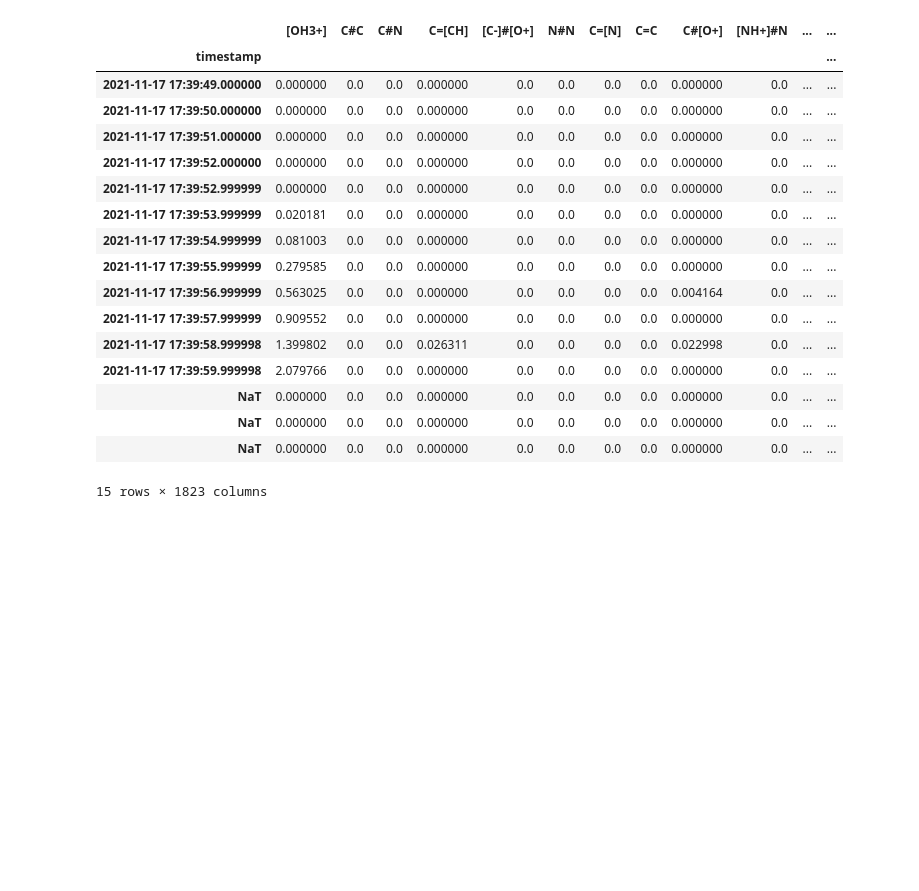
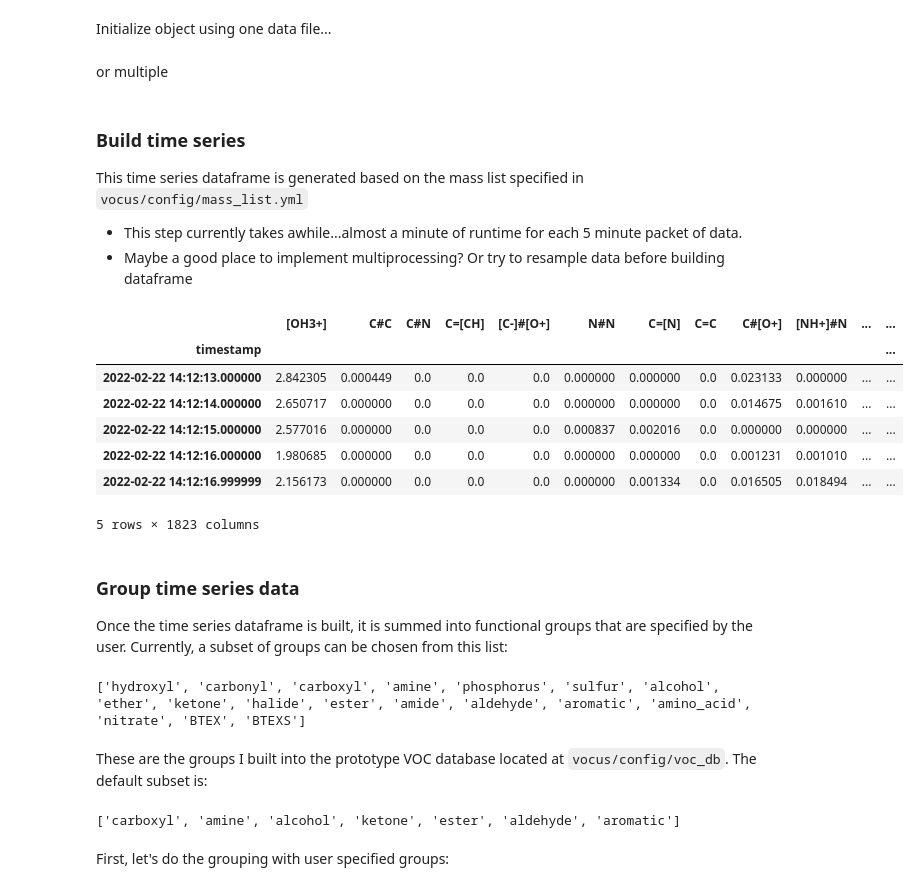
Before and after one commit to Meredith-Lab/py-tofspec, a Jupyter notebook: test.ipynb, the cells around one changed output. Saved outputs shown, nothing was run; the diff lists cells and outputs as text; code cells hidden in the pictures; blank space fills up the shorter version.

```diff
--- a/test.ipynb
+++ b/test.ipynb
@@ -8,5 +8,10 @@ import yaml
 import vocus
 # %%
 path_to_data = "tests/datafiles/V3_15s.h5"
+path_to_data1 = "tests/datafiles/V3_5min.h5"
+# %% [markdown]
+Initialize object using one data file...
 # %%
-v = vocus.models.Vocus(path_to_data)
+v = vocus.models.Vocus(path_to_data1)
+# %% [markdown]
+or multiple
@@ -13,24 +20,37 @@ v = vocus.models.Vocus(path_to_data)
+# %% [markdown]
+### Build time series
+
+This time series dataframe is generated based on the mass list specified in `vocus/config/mass_list.yml`
+
+- This step currently takes awhile...almost a minute of runtime for each 5 minute packet of data.
+- Maybe a good place to implement multiprocessing? Or try to resample data before building dataframe
 # %%
-v.time_series_df_from_yaml()
+v.time_series_df_from_yaml().head()
 # %% [output]
 |  | [OH3+] | C#C | C#N | C=[CH] | [C-]#[O+] | N#N | C=[N] | C=C | C#[O+] | [NH+]#N | ... | ... |
 | timestamp |  |  |  |  |  |  |  |  |  |  |  | ... |
-| 2021-11-17 17:39:49.000000 | 0.000000 | 0.0 | 0.0 | 0.000000 | 0.0 | 0.0 | 0.0 | 0.0 | 0.000000 | 0.0 | ... | ... |
-| 2021-11-17 17:39:50.000000 | 0.000000 | 0.0 | 0.0 | 0.000000 | 0.0 | 0.0 | 0.0 | 0.0 | 0.000000 | 0.0 | ... | ... |
-| 2021-11-17 17:39:51.000000 | 0.000000 | 0.0 | 0.0 | 0.000000 | 0.0 | 0.0 | 0.0 | 0.0 | 0.000000 | 0.0 | ... | ... |
-| 2021-11-17 17:39:52.000000 | 0.000000 | 0.0 | 0.0 | 0.000000 | 0.0 | 0.0 | 0.0 | 0.0 | 0.000000 | 0.0 | ... | ... |
-| 2021-11-17 17:39:52.999999 | 0.000000 | 0.0 | 0.0 | 0.000000 | 0.0 | 0.0 | 0.0 | 0.0 | 0.000000 | 0.0 | ... | ... |
-| 2021-11-17 17:39:53.999999 | 0.020181 | 0.0 | 0.0 | 0.000000 | 0.0 | 0.0 | 0.0 | 0.0 | 0.000000 | 0.0 | ... | ... |
-| 2021-11-17 17:39:54.999999 | 0.081003 | 0.0 | 0.0 | 0.000000 | 0.0 | 0.0 | 0.0 | 0.0 | 0.000000 | 0.0 | ... | ... |
-| 2021-11-17 17:39:55.999999 | 0.279585 | 0.0 | 0.0 | 0.000000 | 0.0 | 0.0 | 0.0 | 0.0 | 0.000000 | 0.0 | ... | ... |
-| 2021-11-17 17:39:56.999999 | 0.563025 | 0.0 | 0.0 | 0.000000 | 0.0 | 0.0 | 0.0 | 0.0 | 0.004164 | 0.0 | ... | ... |
-| 2021-11-17 17:39:57.999999 | 0.909552 | 0.0 | 0.0 | 0.000000 | 0.0 | 0.0 | 0.0 | 0.0 | 0.000000 | 0.0 | ... | ... |
-| 2021-11-17 17:39:58.999998 | 1.399802 | 0.0 | 0.0 | 0.026311 | 0.0 | 0.0 | 0.0 | 0.0 | 0.022998 | 0.0 | ... | ... |
-| 2021-11-17 17:39:59.999998 | 2.079766 | 0.0 | 0.0 | 0.000000 | 0.0 | 0.0 | 0.0 | 0.0 | 0.000000 | 0.0 | ... | ... |
-| NaT | 0.000000 | 0.0 | 0.0 | 0.000000 | 0.0 | 0.0 | 0.0 | 0.0 | 0.000000 | 0.0 | ... | ... |
-| NaT | 0.000000 | 0.0 | 0.0 | 0.000000 | 0.0 | 0.0 | 0.0 | 0.0 | 0.000000 | 0.0 | ... | ... |
-| NaT | 0.000000 | 0.0 | 0.0 | 0.000000 | 0.0 | 0.0 | 0.0 | 0.0 | 0.000000 | 0.0 | ... | ... |
+| 2022-02-22 14:12:13.000000 | 2.842305 | 0.000449 | 0.0 | 0.0 | 0.0 | 0.000000 | 0.000000 | 0.0 | 0.023133 | 0.000000 | ... | ... |
+| 2022-02-22 14:12:14.000000 | 2.650717 | 0.000000 | 0.0 | 0.0 | 0.0 | 0.000000 | 0.000000 | 0.0 | 0.014675 | 0.001610 | ... | ... |
+| 2022-02-22 14:12:15.000000 | 2.577016 | 0.000000 | 0.0 | 0.0 | 0.0 | 0.000837 | 0.002016 | 0.0 | 0.000000 | 0.000000 | ... | ... |
+| 2022-02-22 14:12:16.000000 | 1.980685 | 0.000000 | 0.0 | 0.0 | 0.0 | 0.000000 | 0.000000 | 0.0 | 0.001231 | 0.001010 | ... | ... |
+| 2022-02-22 14:12:16.999999 | 2.156173 | 0.000000 | 0.0 | 0.0 | 0.0 | 0.000000 | 0.001334 | 0.0 | 0.016505 | 0.018494 | ... | ... |
-15 rows × 1823 columns
+5 rows × 1823 columns
+# %% [markdown]
+### Group time series data
+
+Once the time series dataframe is built, it is summed into functional groups that are specified by the user. Currently, a subset of groups can be chosen from this list:
+# %%
+print(v.possible_groups)
+# %% [output]
+['hydroxyl', 'carbonyl', 'carboxyl', 'amine', 'phosphorus', 'sulfur', 'alcohol', 'ether', 'ketone', 'halide', 'ester', 'amide', 'aldehyde', 'aromatic', 'amino_acid', 'nitrate', 'BTEX', 'BTEXS']
+# %% [markdown]
+These are the groups I built into the prototype VOC database located at `vocus/config/voc_db`. The default subset is:
+# %%
+print(v.groups)
+# %% [output]
+['carboxyl', 'amine', 'alcohol', 'ketone', 'ester', 'aldehyde', 'aromatic']
+# %% [markdown]
+First, let's do the grouping with user specified groups:
 # %%
 v.group_time_series_df(groups=['BTEX', 'BTEXS', 'nitrate'])
 # %% [output]
```
Also changed, not shown: parts of 5 cells of this notebook, 1 other file.
